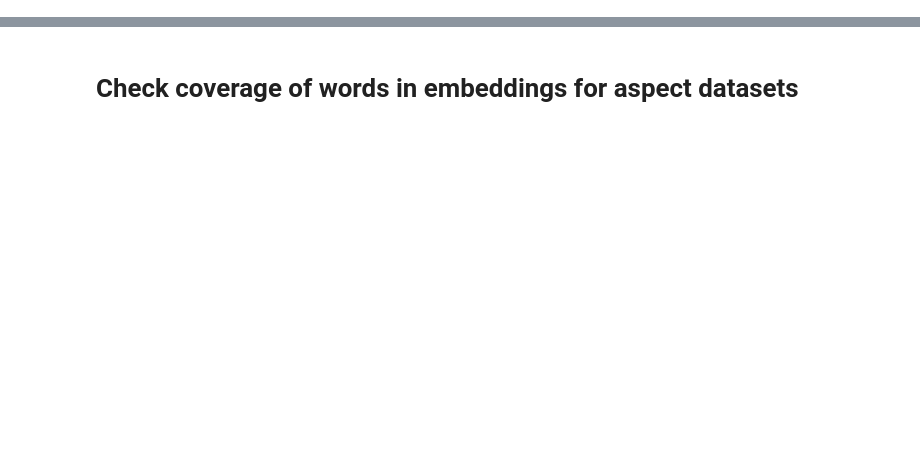
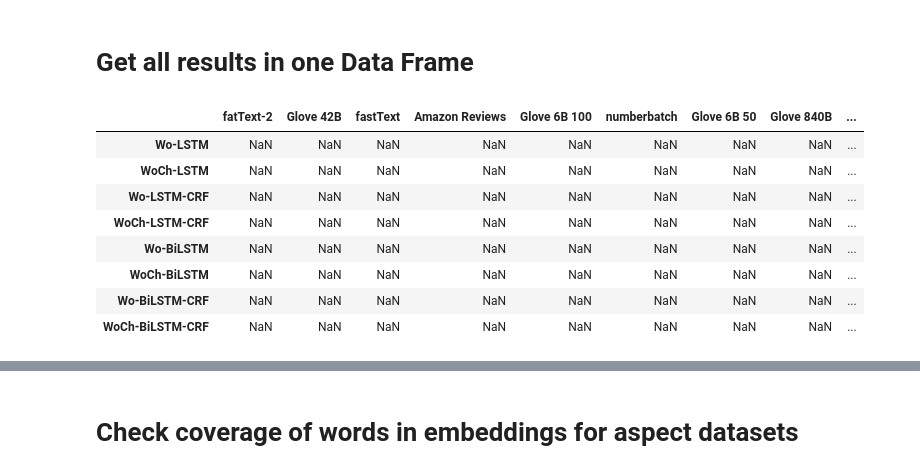
Before and after one commit to laugustyniak/discourse_summarization, a Jupyter notebook: notebooks/datasets/analyze-aspects-results-embeddings-and-datasets.ipynb, the cells around one changed output, grey strips where cells are left out. Drawn from its saved outputs; the diff is of its cells as text; code cells hidden in the pictures; blank space fills up the shorter version.

```diff
--- a/notebooks/datasets/analyze-aspects-results-embeddings-and-datasets.ipynb
+++ b/notebooks/datasets/analyze-aspects-results-embeddings-and-datasets.ipynb
@@ -100,0 +36,45 @@ for word_embedding_models_path in list(Path('../models').glob('*')):
+# %%
+# dataset_sub_name = 'restaurants'
+dataset_sub_name = 'laptops'
+# %%
+embedding_names = {
+    'wiki-news-300d-1M': 'fastText-2',
+    'glove.42B.300d': 'Glove 42B',
+    'crawl-300d-2M': 'fastText',
+    'sentic2vec': 'Amazon Reviews',
+    'glove.6B.100d': 'Glove 6B 100',
+    'numberbatch-en': 'numberbatch',
+    'glove.6B.50d': 'Glove 6B 50',
+    'glove.840B.300d': 'Glove 840B',
+    'glove.6B.200d': 'Glove 6B 200',
+    'glove.6B.300d': 'Glove 6B 300',
+    'GoogleNews-vectors-negative300': 'word2vec'
+}
+
+method_names = {
+    'word lstm': 'Wo-LSTM',
+    'word lstm crf': 'Wo-LSTM-CRF',
+    'char word lstm': 'WoCh-LSTM',
+    'char word lstm crf': 'WoCh-LSTM-CRF',
+    'word bilstm': 'Wo-BiLSTM',
+    'word bilstm crf': 'Wo-BiLSTM-CRF',
+    'char word bilstm': 'WoCh-BiLSTM',
+    'char word bilstm crf': 'WoCh-BiLSTM-CRF',
+}
+# %% [markdown]
+# Get all results in one Data Frame
+# %%
+nlp_architect.get_models_f1_metric(
+        Path(
+            f'../../../nlp-architect/examples/aspect_extraction/models-oxygen-1/models'
+        ), dataset_sub_name, embedding_names)
+# %% [output]
+|  | fatText-2 | Glove 42B | fastText | Amazon Reviews | Glove 6B 100 | numberbatch | Glove 6B 50 | Glove 840B | ... |
+| Wo-LSTM | NaN | NaN | NaN | NaN | NaN | NaN | NaN | NaN | ... |
+| WoCh-LSTM | NaN | NaN | NaN | NaN | NaN | NaN | NaN | NaN | ... |
+| Wo-LSTM-CRF | NaN | NaN | NaN | NaN | NaN | NaN | NaN | NaN | ... |
+| WoCh-LSTM-CRF | NaN | NaN | NaN | NaN | NaN | NaN | NaN | NaN | ... |
+| Wo-BiLSTM | NaN | NaN | NaN | NaN | NaN | NaN | NaN | NaN | ... |
+| WoCh-BiLSTM | NaN | NaN | NaN | NaN | NaN | NaN | NaN | NaN | ... |
+| Wo-BiLSTM-CRF | NaN | NaN | NaN | NaN | NaN | NaN | NaN | NaN | ... |
+| WoCh-BiLSTM-CRF | NaN | NaN | NaN | NaN | NaN | NaN | NaN | NaN | ... |
```
Also changed, not shown: parts of 76 cells of this notebook, 1 other file.
